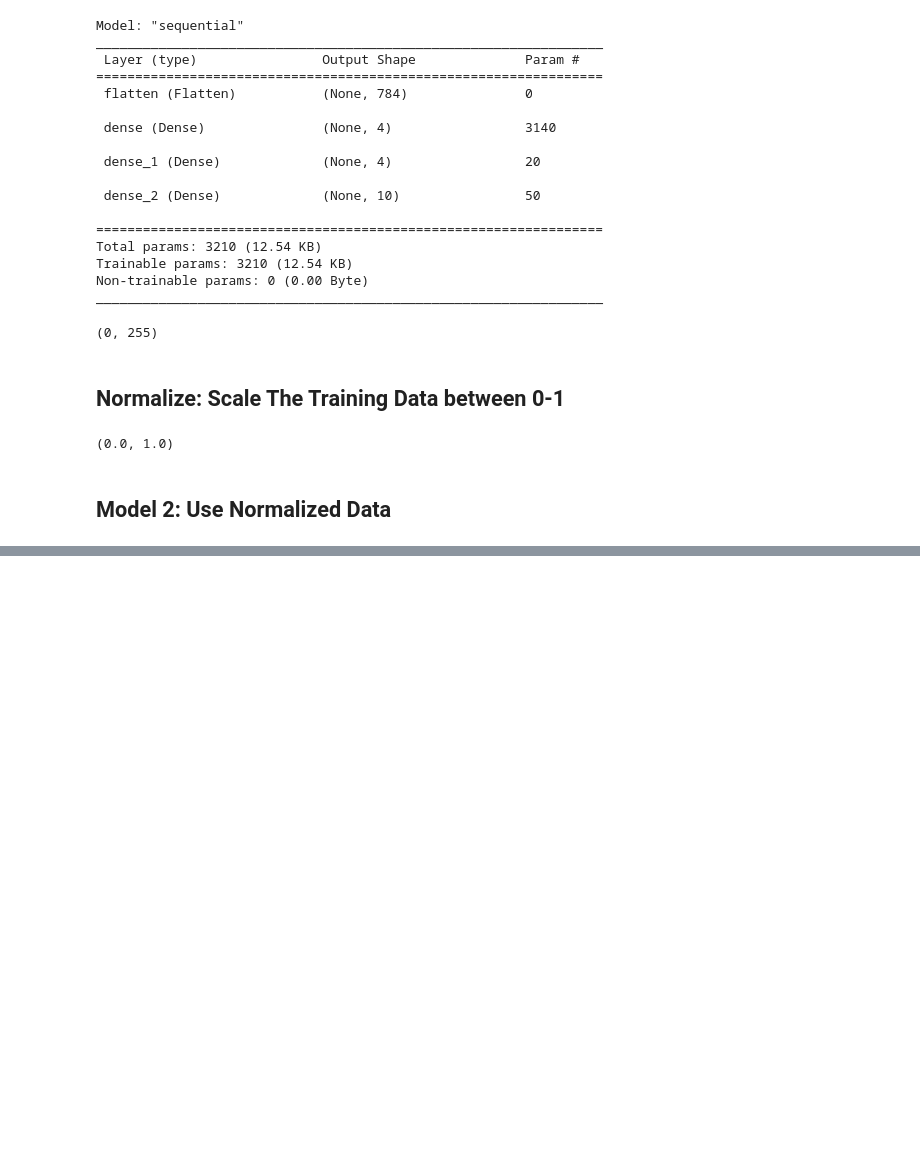
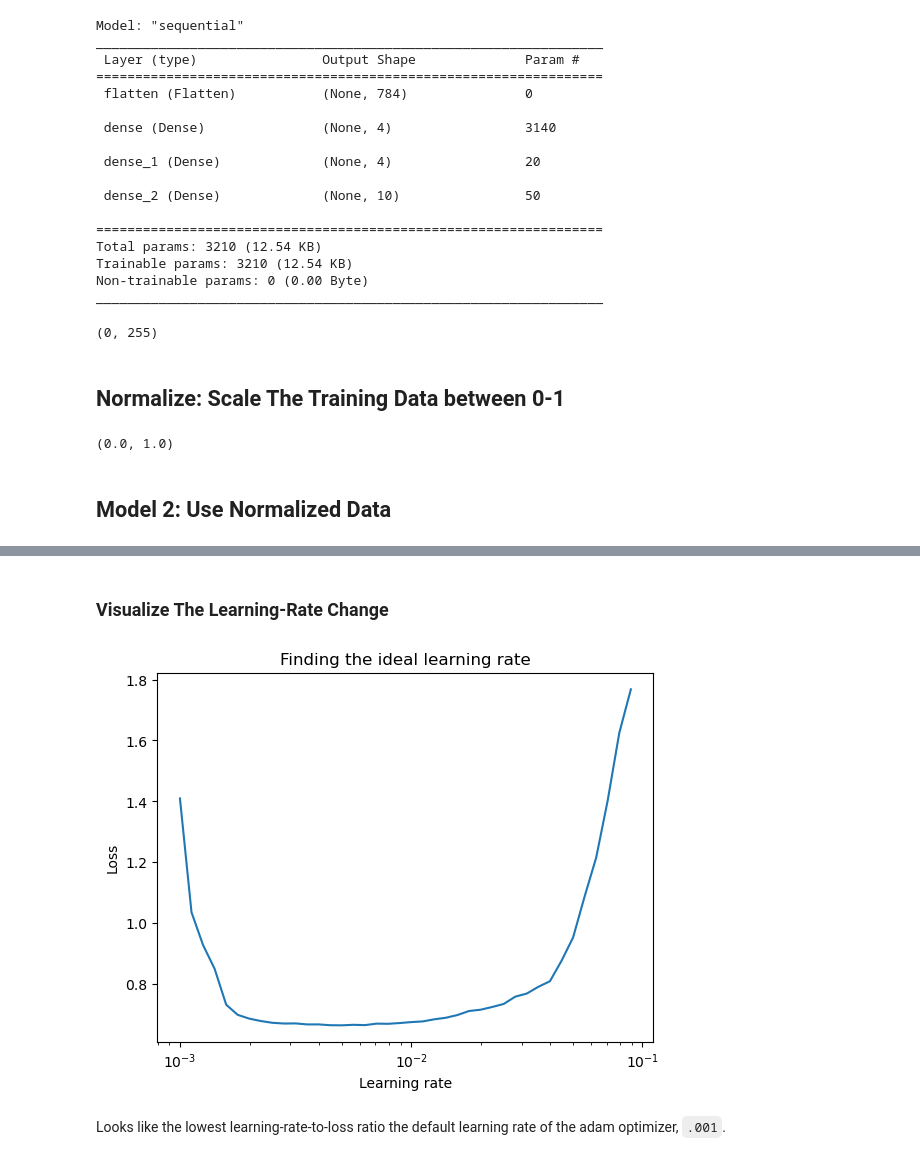
Before and after one commit to imagineLife/next-big-site, a Jupyter notebook: public/notebooks/classification-multiclass.ipynb, the cells around one changed output, grey strips where cells are left out. Drawn from its saved outputs; the diff is of its cells as text; code cells hidden in the pictures; blank space fills up the shorter version.

```diff
--- a/public/notebooks/classification-multiclass.ipynb
+++ b/public/notebooks/classification-multiclass.ipynb
@@ -235,0 +243,26 @@ pd.DataFrame(m2History.history).plot(title="Normalized data");
+# %%
+# Set random seed
+tf.random.set_seed(42)
+
+# Create the model
+m3 = tf.keras.Sequential([
+  tf.keras.layers.Flatten(input_shape=(28, 28)), # input layer (we had to reshape 28x28 to 784)
+  tf.keras.layers.Dense(4, activation="relu"),
+  tf.keras.layers.Dense(4, activation="relu"),
+  tf.keras.layers.Dense(10, activation="softmax") # output shape is 10, activation is softmax
+])
+
+# Compile the model
+m3.compile(loss=tf.keras.losses.SparseCategoricalCrossentropy(),
+                 optimizer=tf.keras.optimizers.Adam(),
+                 metrics=["accuracy"])
+
+# Create the learning rate callback
+lr_scheduler = tf.keras.callbacks.LearningRateScheduler(lambda epoch: 1e-3 * 10**(epoch/20))
+
+# Fit the model
+find_lr_history = m3.fit(train_data,
+                               train_labels,
+                               epochs=40,
+                               validation_data=(test_data, test_labels),
+                               callbacks=[lr_scheduler])
@@ -235,0 +287,12 @@ pd.DataFrame(m2History.history).plot(title="Normalized data");
+# %% [markdown]
+### Visualize The Learning-Rate Change
+# %%
+lrFunction = 1e-3 * (10**(np.arange(40)/20))
+plt.semilogx(lrFunction, find_lr_history.history["loss"]) # want the x-axis to be log-scale
+plt.xlabel("Learning rate")
+plt.ylabel("Loss")
+plt.title("Finding the ideal learning rate");
+# %% [output]
+[figure, added]
+# %% [markdown]
+Looks like the lowest learning-rate-to-loss ratio the default learning rate of the adam optimizer, `.001`.
```
Also changed, not shown: parts of 16 cells of this notebook.
